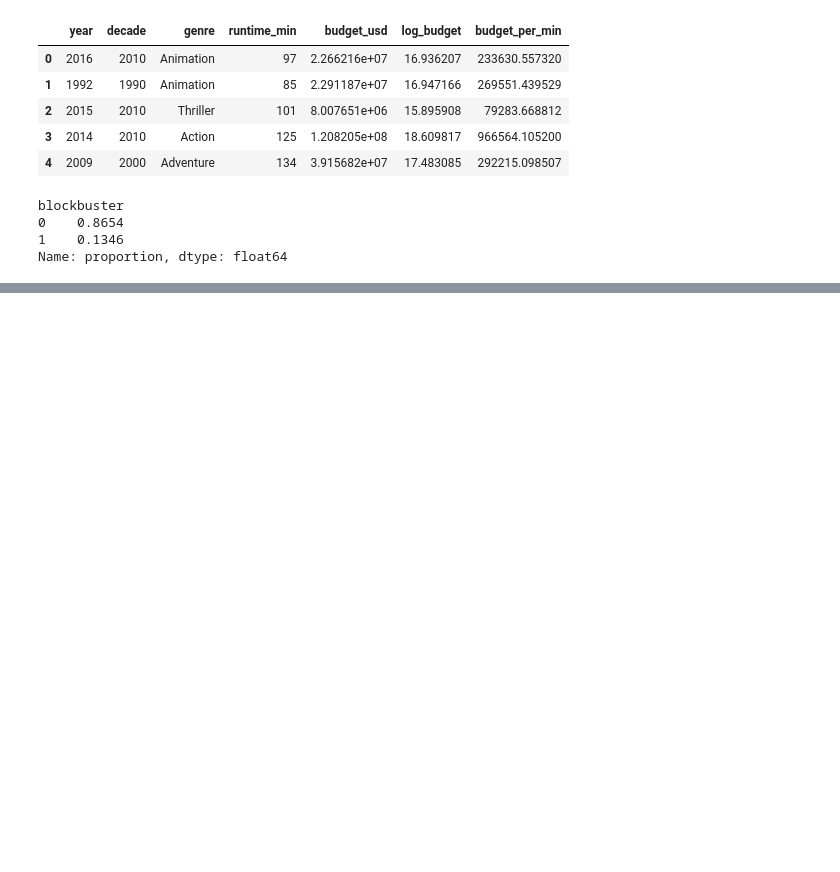
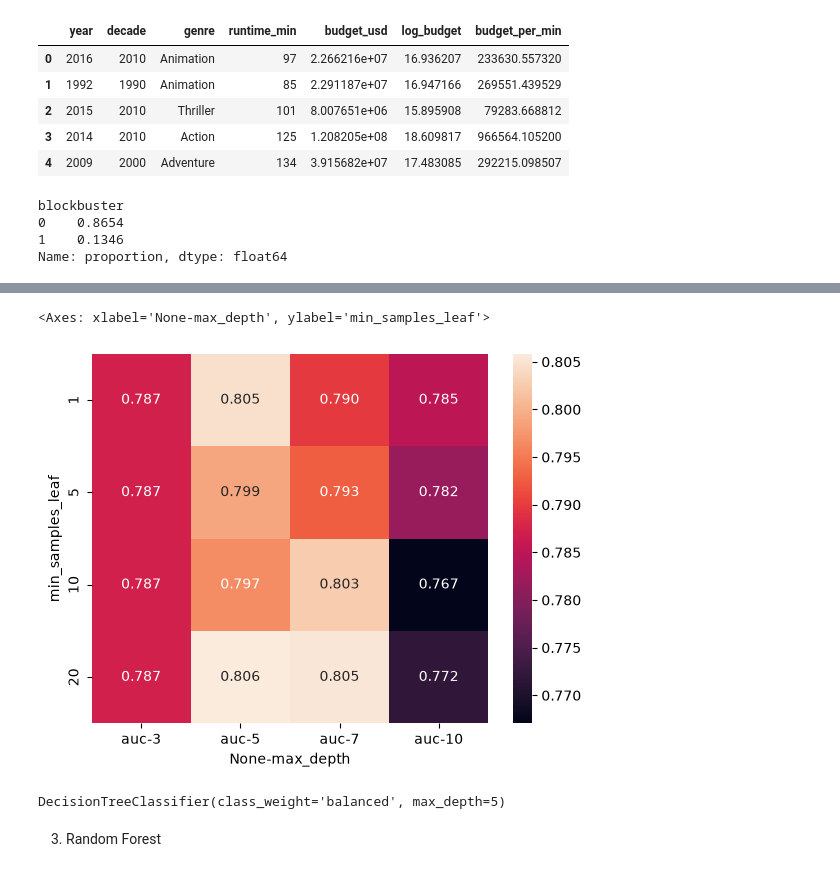
Before and after one commit to dilawarzAlgorithm/movie-blockbuster-prediction, a Jupyter notebook: notebook.ipynb, the cells around one changed output, grey strips where cells are left out. Drawn from its saved outputs; the diff is of its cells as text; code cells hidden in the pictures; blank space fills up the shorter version.

```diff
--- a/notebook.ipynb
+++ b/notebook.ipynb
@@ -172,0 +190,8 @@ Name: proportion, dtype: float64
+# %%
+lr = LogisticRegression(class_weight='balanced', max_iter=1000)
+lr.fit(X_train_scaled, y_train)
+
+y_pred_val_lr = lr.predict_proba(X_val_scaled)[:, 1]
+auc_lr = roc_auc_score(y_val, y_pred_val_lr)
+
+auc_lr
@@ -172,0 +202,13 @@ Name: proportion, dtype: float64
+# %%
+scores = []
+
+for depth in [3, 5, 7, 10]:
+    for leaf in [1, 5, 10, 20]:
+        dt = DecisionTreeClassifier(max_depth=depth, min_samples_leaf=leaf, class_weight='balanced')
+        dt.fit(X_train, y_train)
+        y_pred = dt.predict_proba(X_val)[:, 1]
+        auc = roc_auc_score(y_val, y_pred)
+
+        scores.append((depth, leaf, auc))
+
+        print(f"DecisionTree (depth={depth}, leaf={leaf}) -> Val ROC-AUC: {auc:.4f}")
@@ -172,0 +232,6 @@ Name: proportion, dtype: float64
+# %%
+columns = ['max_depth', 'min_samples_leaf', 'auc']
+df_scores = pd.DataFrame(scores, columns=columns)
+
+df_scores_pivot = df_scores.pivot(index='min_samples_leaf', columns=['max_depth'], values=['auc'])
+df_scores_pivot.round(3)
@@ -172,0 +246,12 @@ Name: proportion, dtype: float64
+# %%
+sns.heatmap(df_scores_pivot, annot=True, fmt=".3f")
+# %% [output]
+<Axes: xlabel='None-max_depth', ylabel='min_samples_leaf'>
+[figure, added]
+# %%
+dt = DecisionTreeClassifier(max_depth=5, min_samples_leaf=1, class_weight='balanced')
+dt.fit(X_train, y_train)
+# %% [output]
+DecisionTreeClassifier(class_weight='balanced', max_depth=5)
+# %% [markdown]
+3. Random Forest
```
Also changed, not shown: parts of 64 cells of this notebook.
